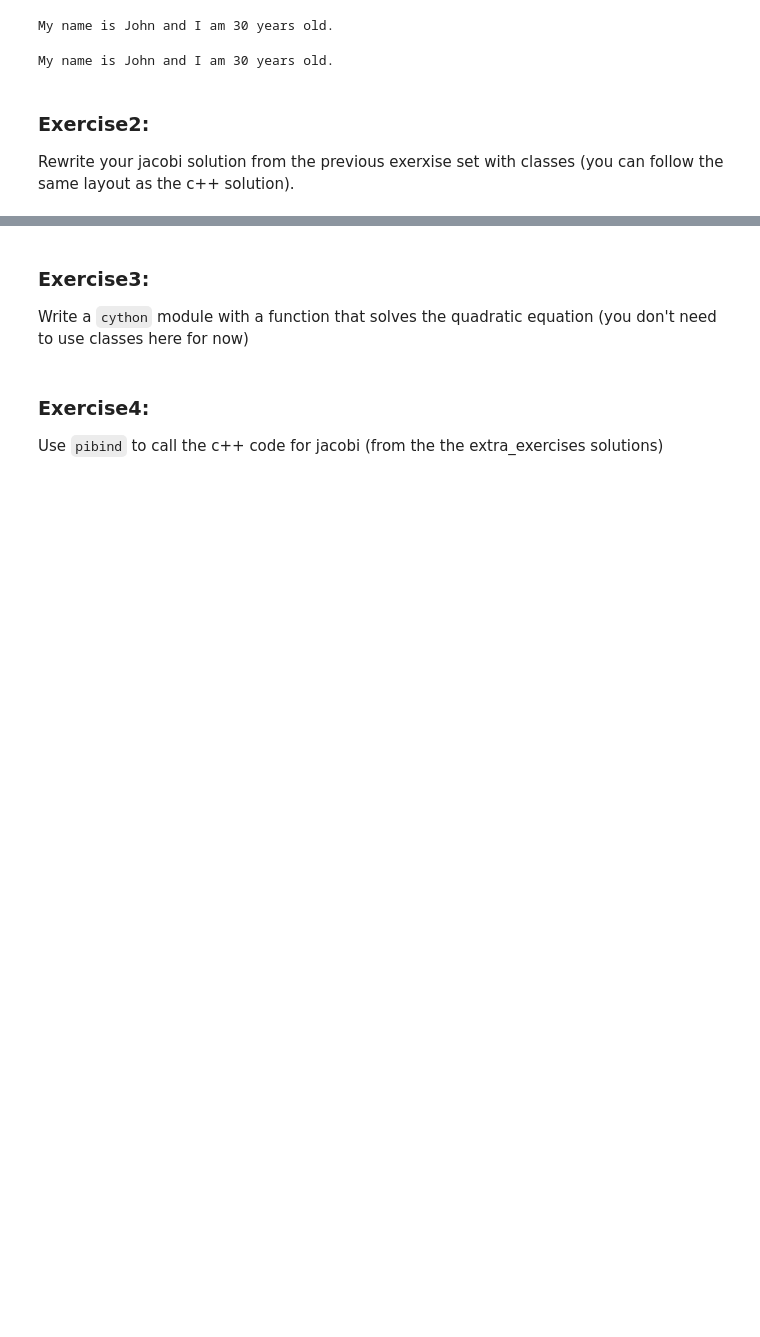
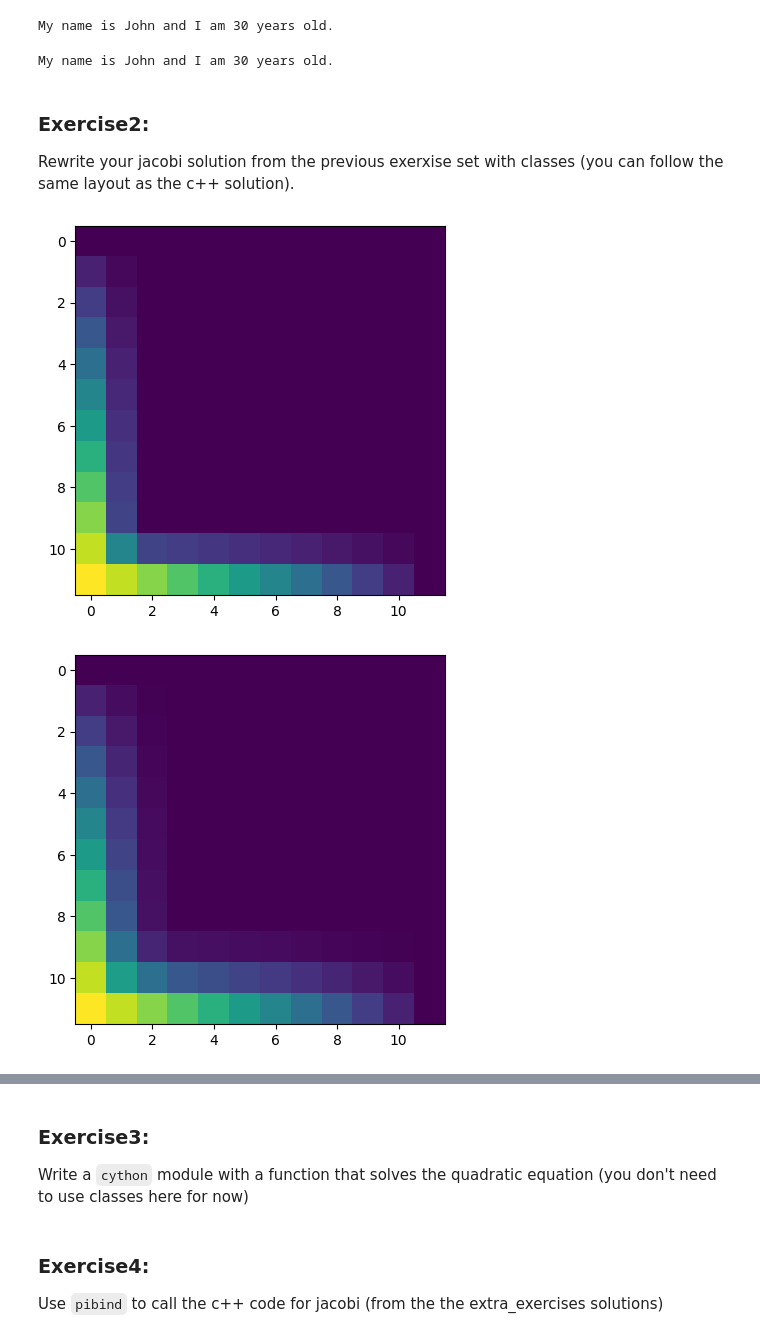
Before and after one commit to alessimichele/AdvancedProgramming_dssc22, a Jupyter notebook: python/Exercises3.ipynb, the cells around one changed output, grey strips where cells are left out. Saved outputs shown, nothing was run; the diff lists cells and outputs as text; code cells hidden in the pictures; blank space fills up the shorter version.

```diff
--- a/python/Exercises3.ipynb
+++ b/python/Exercises3.ipynb
@@ -64,3 +64,41 @@ My name is John and I am 30 years old.
 ### **Exercise2:**
 
 Rewrite your jacobi solution from the previous exerxise set with classes (you can follow the same layout as the c++ solution).
+# %%
+import numpy as np
+from matplotlib import pyplot as plt
+
+class Grid:
+    def __init__(self, N):
+        self.size = N
+        self.grid = np.zeros((N+2, N+2))
+        K = 100.0/((N + 2) - 1)
+        for i in range(N+2):
+            self.grid[i,0]= K*i
+            self.grid[N+1, i] = 100 - K*i
+
+    def print(self):
+        plt.imshow(self.grid)
+
+class Solver:
+    def solve(grid, iteration): # current_grid is an object of Grid class
+        k = 0
+        grid.print()
+        while k < iteration:
+            k += 1
+            next_grid = grid.grid.copy() # next_grid is numpy object
+            for i in range(1, grid.size + 1):
+                for j in range(1, grid.size + 1):
+                    next_grid[i,j] = 0.25 * (grid.grid[i-1, j] + grid.grid[i+1, j] + grid.grid[i, j-1] + grid.grid[i, j+1])
+            grid.grid = next_grid
+            grid.print()
+            plt.show(block=False) # optional: display each subsequent plot
+# %%
+mygrid = Grid(10)
+mysolver = Solver
+#mygrid.print()
+fig = plt.figure()
+mysolver.solve(mygrid, 10)
+# %% [output]
+[figure, added]
+[figure, added]
```
Also changed, not shown: parts of 1 cell of this notebook, 3 other files.
